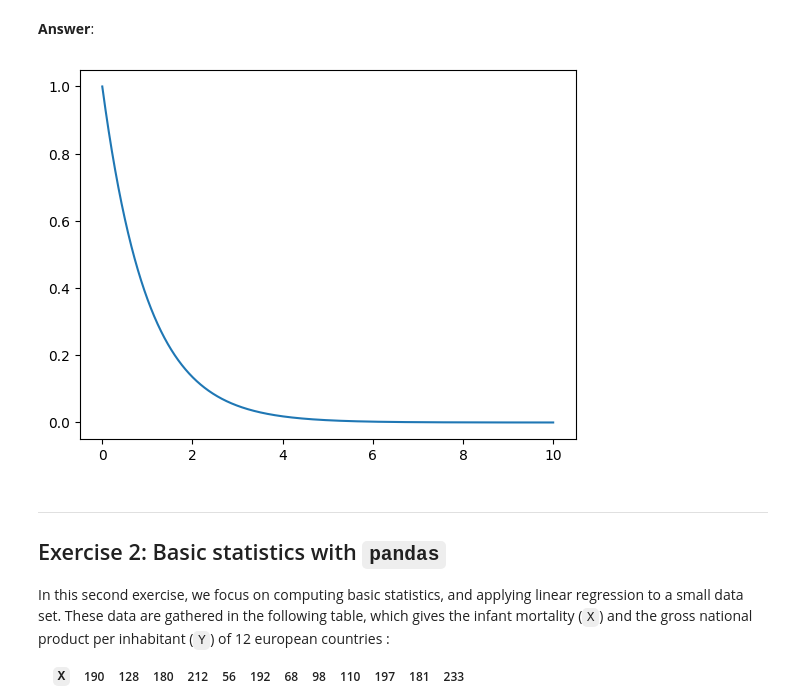
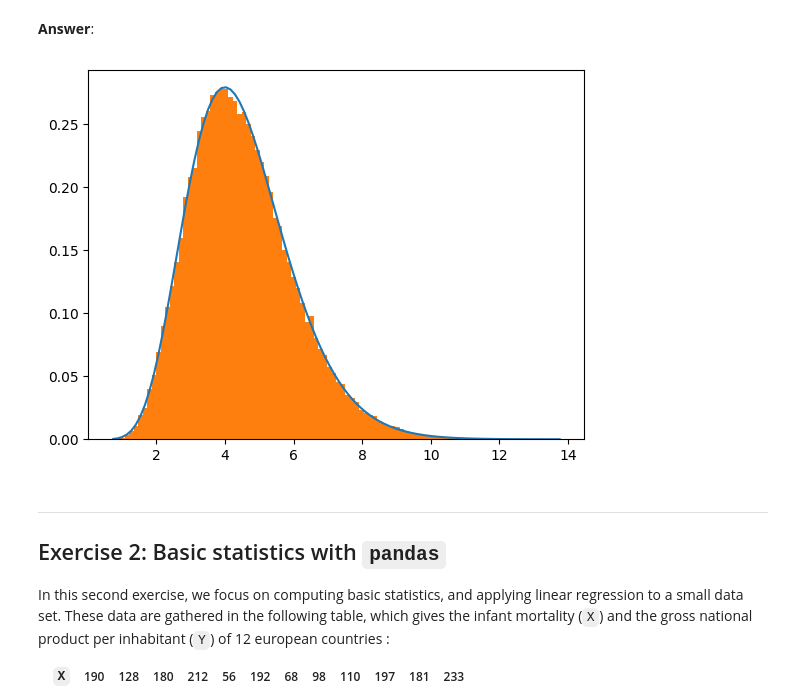
Before and after one commit to mcaron01/python_sdia, a Jupyter notebook: Labs/Lab2/lab2.ipynb, the cells around one changed output. Cells and saved outputs as stored; diff of their text form; code cells hidden in the pictures.

Commit message:
Lab2 (Exercice 1): fin de l'exercice 1, avec la comparaison entre l'histogramme des échantillons et la fonction de densité de gamma

```diff
--- a/Labs/Lab2/lab2.ipynb
+++ b/Labs/Lab2/lab2.ipynb
@@ -55,0 +42,9 @@ Le tableau généré est : [[0.83366933 0.54790446 0.9734491 ]
+# %%
+# your code
+import numpy as np
+alpha, beta = 9, 2
+#Définition de la graine aléatoire à une valeur fixe (50)
+rng = np.random.default_rng(50)
+#Génération de 5 nombres en utilisant la graine aléatoire définie plus haut
+ints = rng.random(3)
+print("Nombres générés :" , ints)
@@ -63,10 +60,13 @@ Le tableau généré est : [[0.83366933 0.54790446 0.9734491 ]
 **Answer**:
 # %%
 # your code
-distribution = np.random.gamma(1, 1, 100000)
+#Génération des échantillons
+distribution = np.random.gamma(alpha, 1/beta, 10**5)
+#Sauvegarde dans un fichier .samples.npy
 np.save("samples.npy", distribution)
 with open("samples.npy", "rb") as f:
     a = np.load(f)
 print("distribution :", a)
+#Vérification de la taille du vecteur sauvegardé dans le fichier
 print("La taille du vecteur représentant la distribution est de" , np.size(a))
 # %% [output]
@@ -82,6 +82,7 @@ La taille du vecteur représentant la distribution est de 100000
 # %%
 # your code
 import matplotlib.pyplot as plt
-plt.hist(distribution, 1000)
+#Création de l'histogramme, en précisant qu'il correspond à une fonction de densité
+values, bins, patches = plt.hist(distribution, bins=100, density=True)
 plt.show()
 # %% [output]
@@ -96,13 +97,15 @@ plt.show()
 # %%
 # your code
 import scipy.stats as stats
-x = np.linspace(0, 10, 1000000)
-tab = stats.gamma.pdf(x, 1)
-plt.plot(x, tab)
-#plt.hist(distribution, 1000)
+#Récupération des points pour tracer la fonction de densité de gamma, en prenant les centres des bins
+bin_centers = (bins[:-1] + bins[1:]) / 2
+#Caclcul de la fonction de densité
+tab = stats.gamma.pdf(bin_centers, alpha, scale = 1/beta)
+plt.plot(bin_centers, tab)
+plt.hist(distribution, bins=100, density=True)
 plt.show()
 # %% [output]
-[figure, old version]
+[figure, new version]
 # %% [markdown]
 ---
 ## <a name="ex2">Exercise 2: Basic statistics with `pandas`</a>
```
Also changed, not shown: parts of 5 cells of this notebook, 1 other file.
